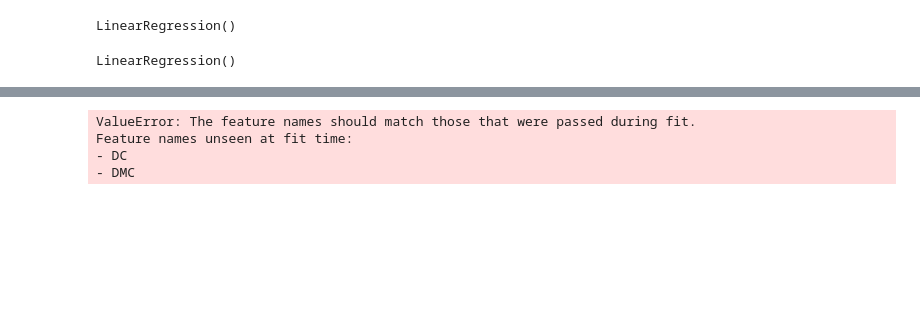
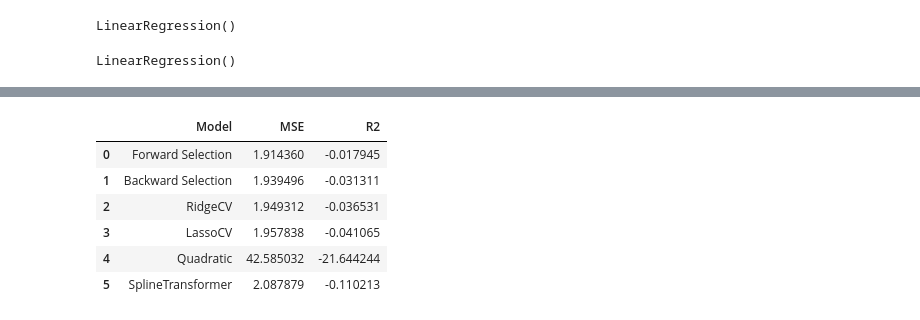
Before and after one commit to GloriannaS/fire-damage-estimation, a Jupyter notebook: Fire Damage Estimation.ipynb, the cells around one changed output, grey strips where cells are left out. Cells and saved outputs as stored; diff of their text form; code cells hidden in the pictures; blank space fills up the shorter version.

```diff
--- a/Fire Damage Estimation.ipynb
+++ b/Fire Damage Estimation.ipynb
@@ -535,16 +530,11 @@ LinearRegression()
 # %%
 # forward model metrics
-forward_pred = forward.predict(X_test)
+forward_pred = forward.predict(X_test[forward_features])
 forward_mse = mean_squared_error(y_test, forward_pred)
 forward_r2 = r2_score(y_test, forward_pred)
-# %% [output]
-ValueError: The feature names should match those that were passed during fit.
-Feature names unseen at fit time:
-- DC
-- DMC
 # %%
 # backward model metrics
-backward_pred = backward.predict(X_test)
+backward_pred = backward.predict(X_test[backward_features])
 backward_mse = mean_squared_error(y_test, backward_pred)
 backward_r2 = r2_score(y_test, backward_pred)
 # %%
@@ -582,0 +560,34 @@ spline_r2 = r2_score(y_test, spline_pred)
+# %%
+# creating a new dataframe to put all the model outcomes into
+results_df = pd.DataFrame({
+    'Model': pd.Series(dtype='object'),
+    'MSE': pd.Series(dtype='float'),
+    'R2': pd.Series(dtype='float')
+})
+# %%
+def add_model_result(df, model_name, mse, r2):
+    new_row = pd.DataFrame({
+        'Model': [model_name],
+        'MSE': [mse],
+        'R2': [r2]
+    })
+
+    return pd.concat([df, new_row], ignore_index=True)
+# %%
+# adding the details of each model to results_df
+results_df = add_model_result(results_df, 'Forward Selection', forward_mse, forward_r2)
+results_df = add_model_result(results_df, 'Backward Selection', backward_mse, backward_r2)
+results_df = add_model_result(results_df, 'RidgeCV', rcv_mse, rcv_r2)
+results_df = add_model_result(results_df, 'LassoCV', lasso_mse, lasso_r2)
+results_df = add_model_result(results_df, 'Quadratic', quadratic_mse, quadratic_r2)
+results_df = add_model_result(results_df, 'SplineTransformer', spline_mse, spline_r2)
+# %%
+results_df
+# %% [output]
+|  | Model | MSE | R2 |
+| 0 | Forward Selection | 1.914360 | -0.017945 |
+| 1 | Backward Selection | 1.939496 | -0.031311 |
+| 2 | RidgeCV | 1.949312 | -0.036531 |
+| 3 | LassoCV | 1.957838 | -0.041065 |
+| 4 | Quadratic | 42.585032 | -21.644244 |
+| 5 | SplineTransformer | 2.087879 | -0.110213 |
```
Also changed, not shown: parts of 28 cells of this notebook.
